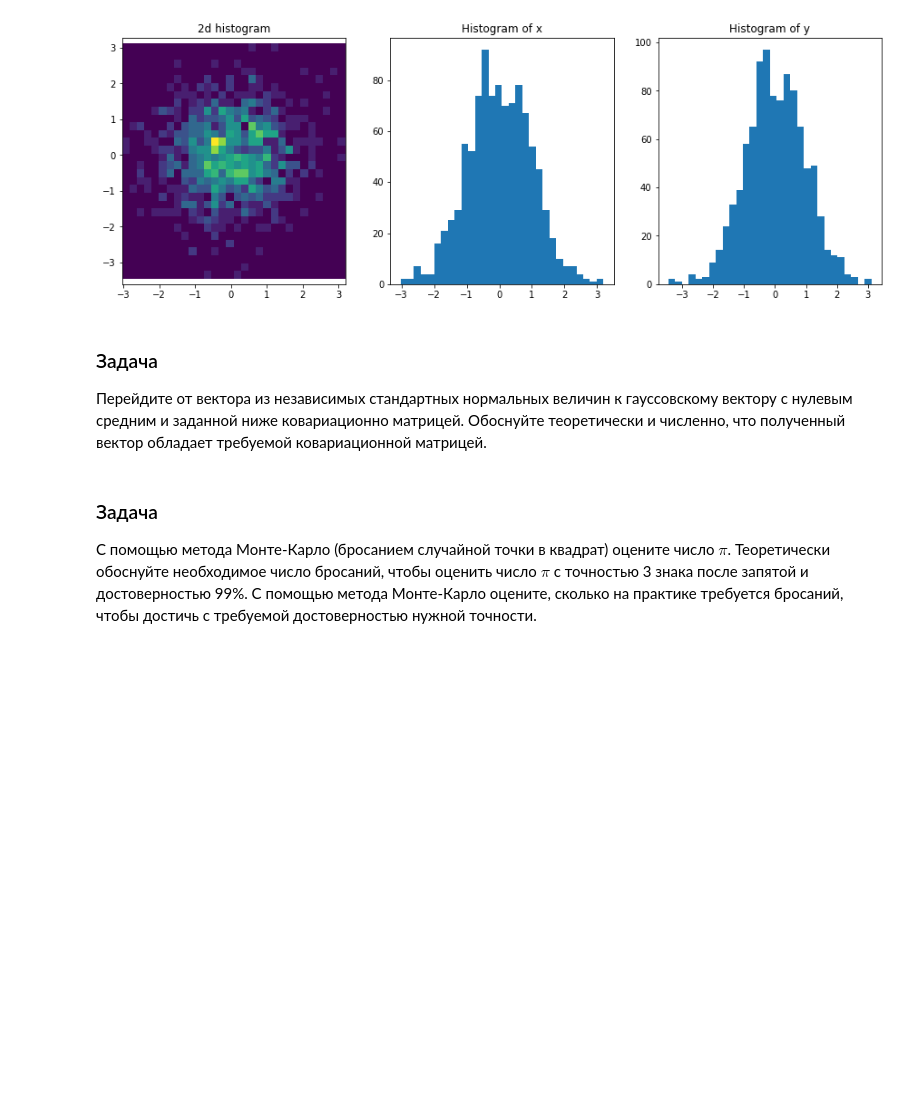
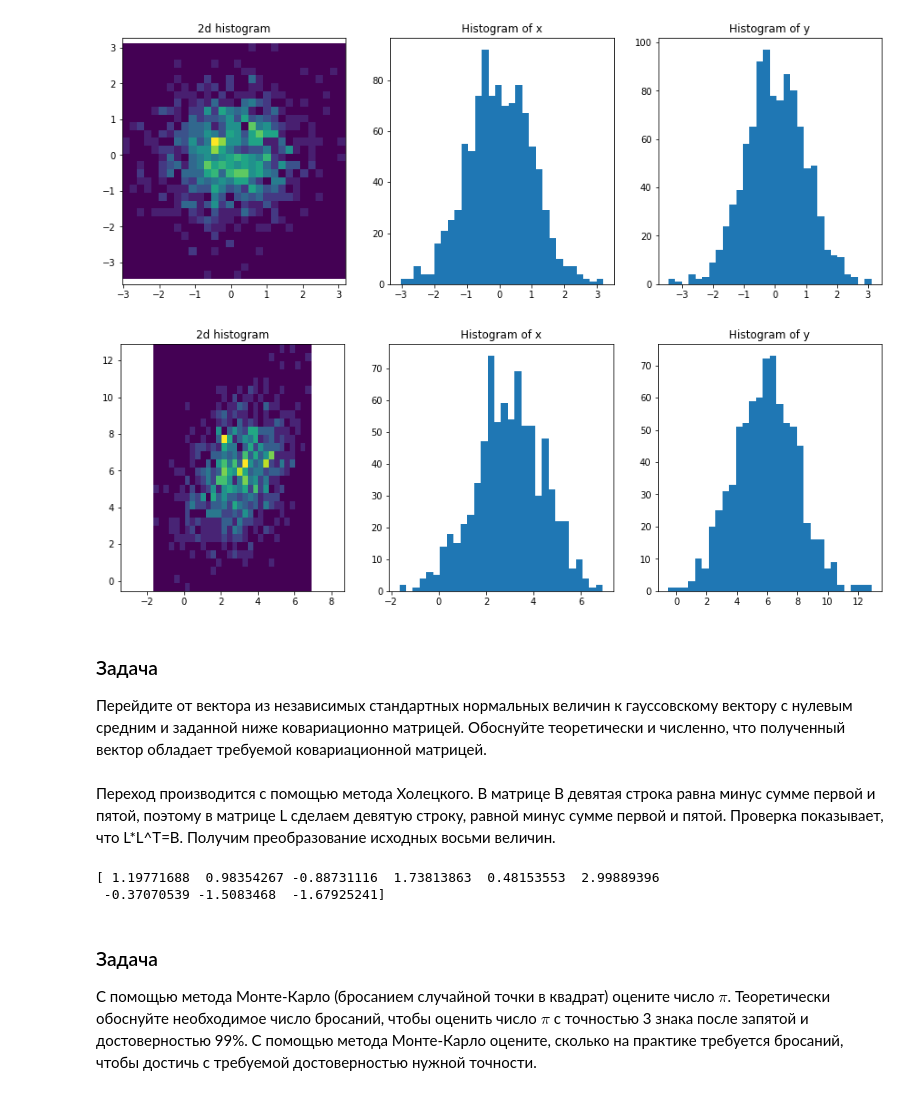
Before and after one commit to akhundzhanovaET/math_prac, a Jupyter notebook: hometask_5.ipynb, the cells around one changed output. Drawn from its saved outputs; the diff is of its cells as text; code cells hidden in the pictures; blank space fills up the shorter version.

```diff
--- a/hometask_5.ipynb
+++ b/hometask_5.ipynb
@@ -359,3 +357,38 @@ plt.show()
+# %%
+import numpy as np
+import matplotlib.pyplot as plt
+import math
+import random
+
+n = 0
+x = []
+y = []
+while(n < 1000):
+    u = random.uniform(-1, 1)
+    t = random.uniform(-1, 1)
+    s = u*u+t*t
+    if(s > 0 and s <= 1):
+        x.append(u * math.sqrt(-2 * math.log(s) / s))
+        y.append(t * math.sqrt(-2 * math.log(s) / s))
+    n = n + 1
+x = np.array(x)
+y = np.array(y)
+y *= math.sqrt(7 / 2)
+y += 1 / math.sqrt(2) * x
+x *= math.sqrt(2)
+x += 3
+y += 6
+fig, ax = plt.subplots(1, 3, figsize = (15, 5))
+ax[0].hist2d(x, y, bins=30)
+ax[0].axis('equal')
+ax[1].hist(x, bins=30)
+ax[2].hist(y, bins=30)
+ax[0].set_title("2d histogram")
+ax[1].set_title("Histogram of x")
+ax[2].set_title("Histogram of y")
+plt.show()
+# %% [output]
+[figure, added]
 # %% [markdown]
 ### Задача
 Перейдите от вектора из независимых стандартных нормальных величин к гауссовскому вектору с нулевым средним и заданной ниже ковариационно матрицей. Обоснуйте теоретически и численно, что полученный вектор обладает требуемой ковариационной матрицей.
@@ -369,6 +402,25 @@ B = np.array([[ 2.,  0.,  0.,  0., -1.,  0.,  0.,  0., -1.],
               [ 0.,  0., -1.,  0.,  0.,  0.,  4.,  0.,  0.],
               [ 0.,  0.,  0.,  0.,  0., -1.,  0.,  4.,  0.],
               [-1.,  0.,  0.,  0., -1.,  0.,  0.,  0.,  2.]])
+# %% [markdown]
+Переход производится с помощью метода Холецкого. В матрице B девятая строка равна минус сумме первой и пятой, поэтому в матрице L сделаем девятую строку, равной минус сумме первой и пятой. Проверка показывает, что L*L^T=B. Получим преобразование исходных восьми величин.
+# %%
+def norm(n):
+    a = np.zeros(8*n).reshape(8,n)
+    for i in range (8):
+        a[i] = np.random.normal(0,1,n)
+    return a
+m = multinorm(1)
+L = np.linalg.cholesky(B[np.arange(8)][:,np.arange(8)])
+a = L.dot(m)+1
+a_8 = np.zeros(9)
+for i in range (8):
+    a_8[i] = a[i]
+a_8[8] = -(a[0]+a[4])
+print(a_8)
+# %% [output]
+[ 1.19771688  0.98354267 -0.88731116  1.73813863  0.48153553  2.99889396
+ -0.37070539 -1.5083468  -1.67925241]
 # %% [markdown]
 ### Задача
 С помощью метода Монте-Карло (бросанием случайной точки в квадрат) оцените число $\pi$. Теоретически обоснуйте необходимое число бросаний, чтобы оценить число $\pi$ с точностью 3 знака после запятой и достоверностью 99%. С помощью метода Монте-Карло оцените, сколько на практике требуется бросаний, чтобы достичь с требуемой достоверностью нужной точности.
```
Also changed, not shown: parts of 1 cell of this notebook.
